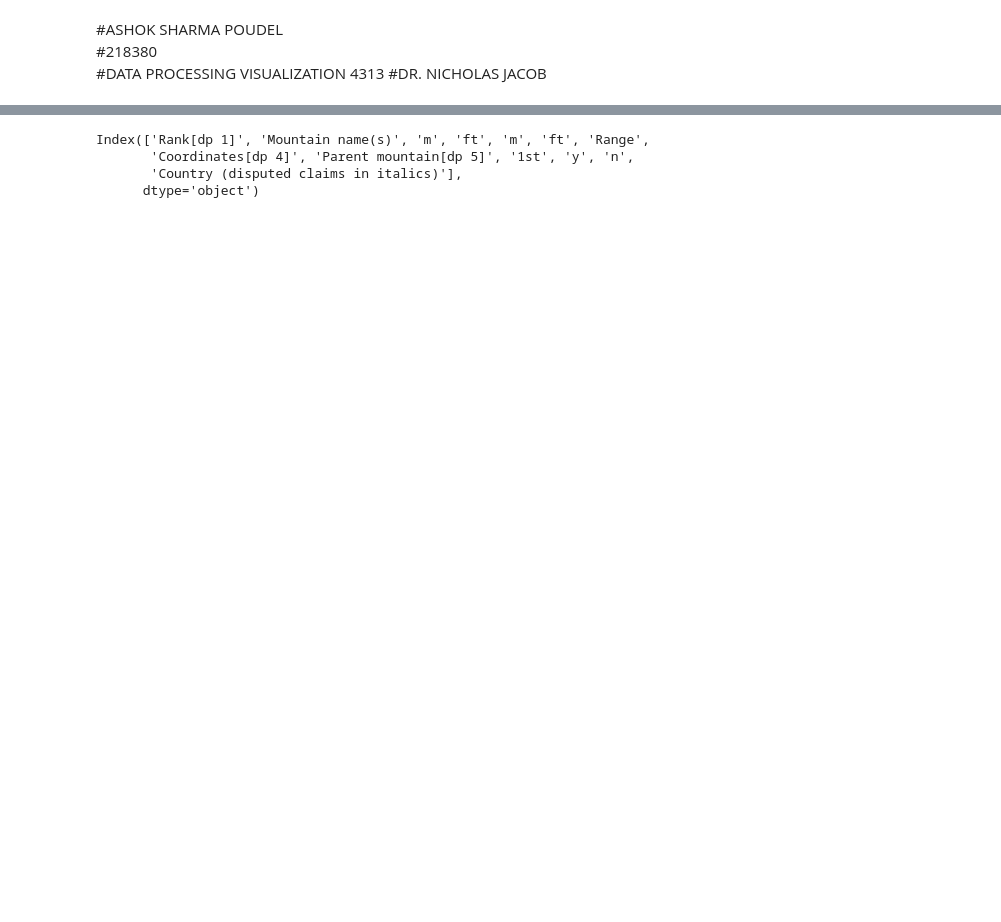
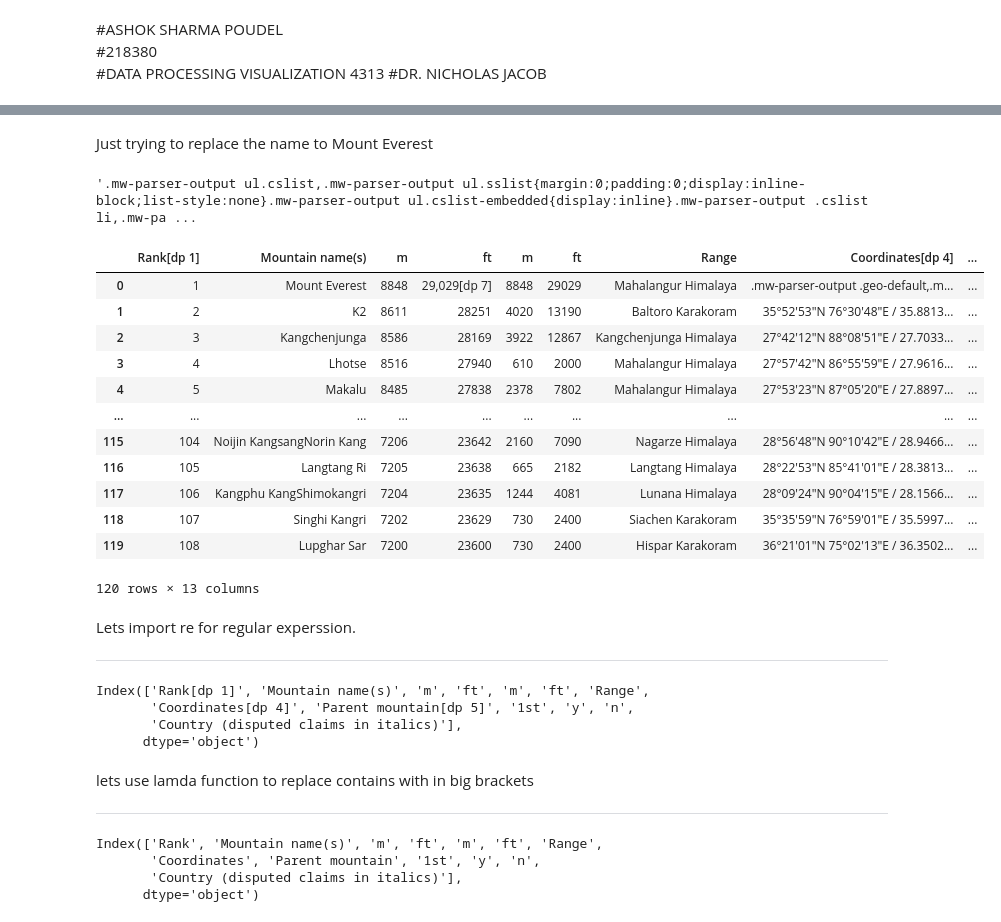
Before and after one commit to ashpou1/data-processing-4313, a Jupyter notebook: cleaning strings 15.ipynb, the cells around one changed output, grey strips where cells are left out. Saved outputs shown, nothing was run; the diff lists cells and outputs as text; code cells hidden in the pictures; blank space fills up the shorter version.

```diff
--- a/cleaning strings 15.ipynb
+++ b/cleaning strings 15.ipynb
@@ -37,3 +39,29 @@ df1.head()
 | 2 | 3 | Kangchenjunga | 8586 | 28169 | 3922 | 12867 | Kangchenjunga Himalaya | 27°42′12″N 88°08′51″E﻿ / ﻿27.7033... | ... |
 | 3 | 4 | Lhotse | 8516 | 27940 | 610 | 2000 | Mahalangur Himalaya | 27°57′42″N 86°55′59″E﻿ / ﻿27.9616... | ... |
 | 4 | 5 | Makalu | 8485 | 27838 | 2378 | 7802 | Mahalangur Himalaya | 27°53′23″N 87°05′20″E﻿ / ﻿27.8897... | ... |
+# %% [markdown]
+Just trying to replace the name to Mount Everest
+# %%
+df1.iloc[0,1]
+# %% [output]
+'.mw-parser-output ul.cslist,.mw-parser-output ul.sslist{margin:0;padding:0;display:inline-block;list-style:none}.mw-parser-output ul.cslist-embedded{display:inline}.mw-parser-output .cslist li,.mw-pa ...
+# %%
+df1.replace('.mw-parser-output ul.cslist,.mw-parser-output ul.sslist{margin:0;padding:0;display:inline-block;list-style:none}.mw-parser-output ul.cslist-embedded{display:inline}.mw-parser-output .cslist li,.mw-parser-output .sslist li{margin:0;padding:0 0.25em 0 0;display:inline-block}.mw-parser-output .cslist li:after{content:", "}.mw-parser-output .sslist li:after{content:"; "}.mw-parser-output .cslist li:last-child:after,.mw-parser-output .sslist li:last-child:after{content:none}Mount EverestSagarmathaChomolungma', 'Mount Everest')
+# %% [output]
+|  | Rank[dp 1] | Mountain name(s) | m | ft | m | ft | Range | Coordinates[dp 4] | ... |
+| 0 | 1 | Mount Everest | 8848 | 29,029[dp 7] | 8848 | 29029 | Mahalangur Himalaya | .mw-parser-output .geo-default,.m... | ... |
+| 1 | 2 | K2 | 8611 | 28251 | 4020 | 13190 | Baltoro Karakoram | 35°52′53″N 76°30′48″E﻿ / ﻿35.8813... | ... |
+| 2 | 3 | Kangchenjunga | 8586 | 28169 | 3922 | 12867 | Kangchenjunga Himalaya | 27°42′12″N 88°08′51″E﻿ / ﻿27.7033... | ... |
+| 3 | 4 | Lhotse | 8516 | 27940 | 610 | 2000 | Mahalangur Himalaya | 27°57′42″N 86°55′59″E﻿ / ﻿27.9616... | ... |
+| 4 | 5 | Makalu | 8485 | 27838 | 2378 | 7802 | Mahalangur Himalaya | 27°53′23″N 87°05′20″E﻿ / ﻿27.8897... | ... |
+| ... | ... | ... | ... | ... | ... | ... | ... | ... | ... |
+| 115 | 104 | Noijin KangsangNorin Kang | 7206 | 23642 | 2160 | 7090 | Nagarze Himalaya | 28°56′48″N 90°10′42″E﻿ / ﻿28.9466... | ... |
+| 116 | 105 | Langtang Ri | 7205 | 23638 | 665 | 2182 | Langtang Himalaya | 28°22′53″N 85°41′01″E﻿ / ﻿28.3813... | ... |
+| 117 | 106 | Kangphu KangShimokangri | 7204 | 23635 | 1244 | 4081 | Lunana Himalaya | 28°09′24″N 90°04′15″E﻿ / ﻿28.1566... | ... |
+| 118 | 107 | Singhi Kangri | 7202 | 23629 | 730 | 2400 | Siachen Karakoram | 35°35′59″N 76°59′01″E﻿ / ﻿35.5997... | ... |
+| 119 | 108 | Lupghar Sar | 7200 | 23600 | 730 | 2400 | Hispar Karakoram | 36°21′01″N 75°02′13″E﻿ / ﻿36.3502... | ... |
+120 rows × 13 columns
+# %% [markdown]
+Lets import re for regular experssion.
+
+---
@@ -44,3 +74,15 @@ Index(['Rank[dp 1]', 'Mountain name(s)', 'm', 'ft', 'm', 'ft', 'Range',
        'Coordinates[dp 4]', 'Parent mountain[dp 5]', '1st', 'y', 'n',
        'Country (disputed claims in italics)'],
       dtype='object')
+# %% [markdown]
+lets use lamda function to replace contains with in big brackets
+
+---
+# %%
+col = df1.columns.map(lambda s: re.sub(r"\[(.+)\]","",s))
+col
+# %% [output]
+Index(['Rank', 'Mountain name(s)', 'm', 'ft', 'm', 'ft', 'Range',
+       'Coordinates', 'Parent mountain', '1st', 'y', 'n',
+       'Country (disputed claims in italics)'],
+      dtype='object')
```
Also changed, not shown: parts of 13 cells of this notebook.
